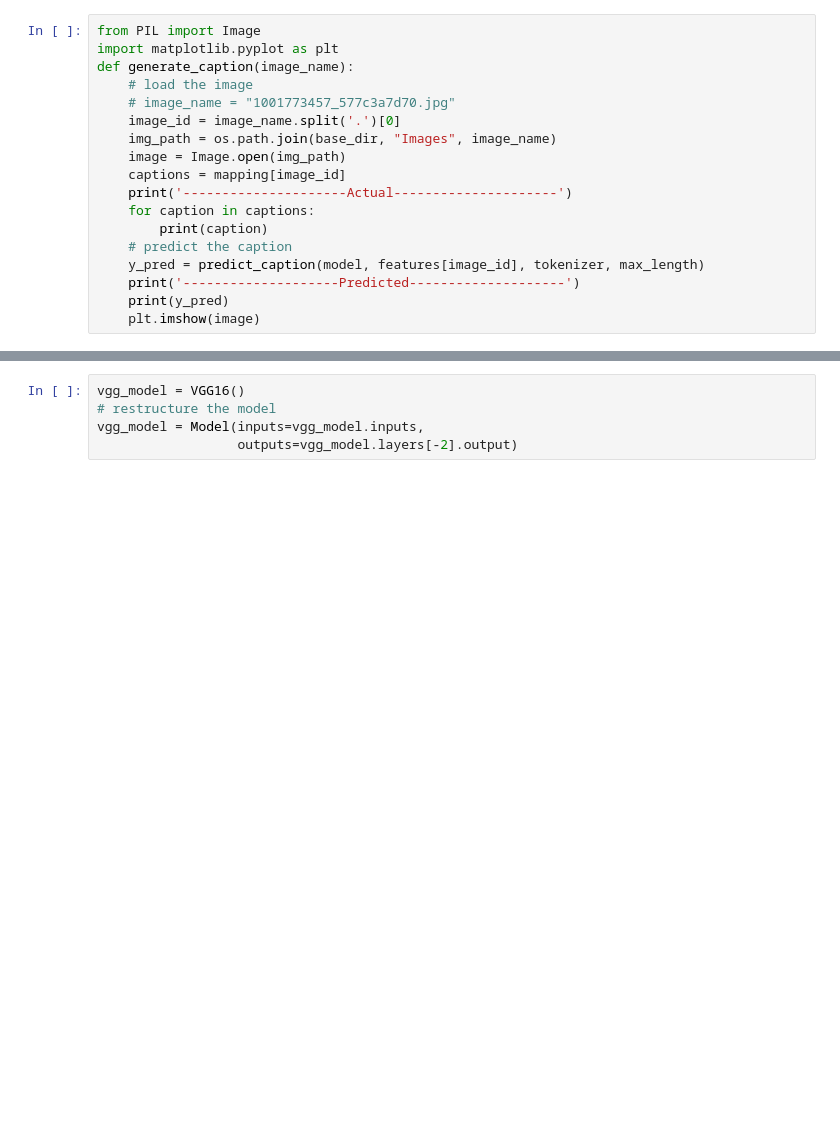
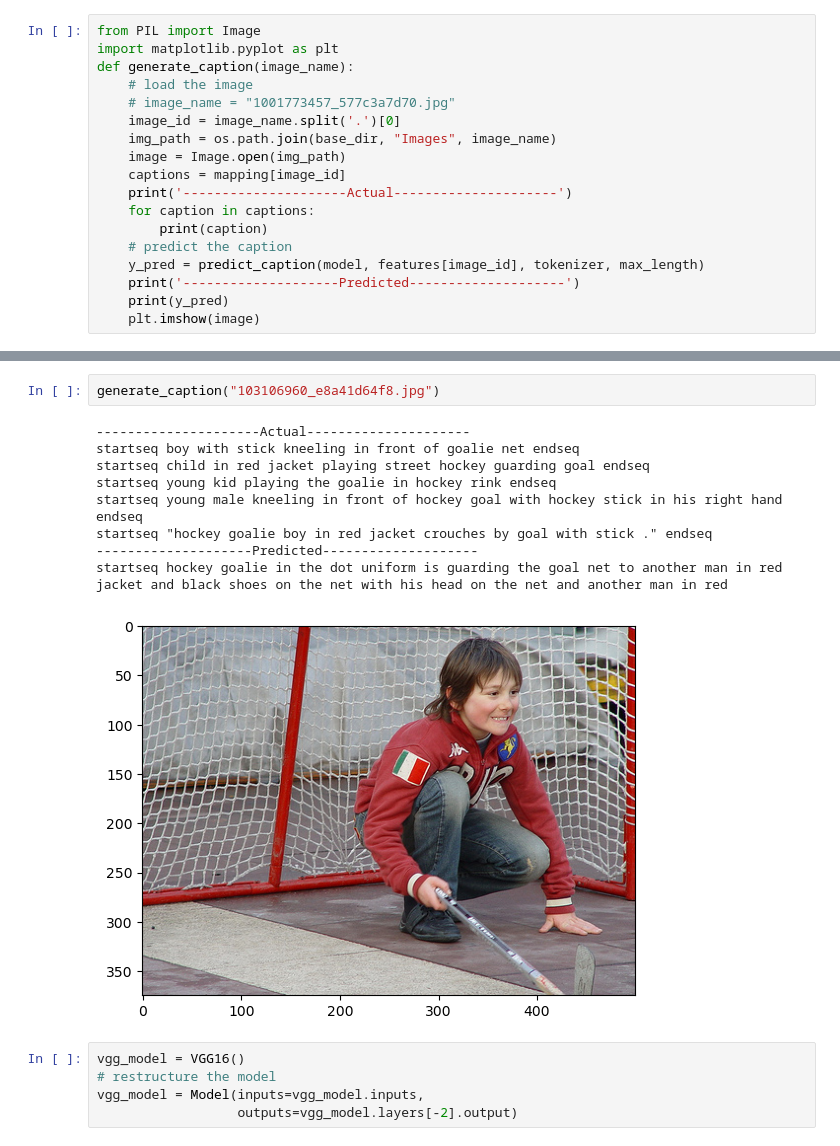
Before and after one commit to Biancaa-R/Lumin_eye_vison_for-_the_impaired, a Jupyter notebook: lumin_eye/model1.ipynb, the cells around one changed output, grey strips where cells are left out. Cells and saved outputs as stored; diff of their text form; blank space fills up the shorter version.

```diff
--- a/lumin_eye/model1.ipynb
+++ b/lumin_eye/model1.ipynb
@@ -415,3 +416,15 @@ startseq two small black dog and black dog are playing with plastic toy stop sto
+# %%
+generate_caption("103106960_e8a41d64f8.jpg")
+# %% [output]
+---------------------Actual---------------------
+startseq boy with stick kneeling in front of goalie net endseq
+startseq child in red jacket playing street hockey guarding goal endseq
+startseq young kid playing the goalie in hockey rink endseq
+startseq young male kneeling in front of hockey goal with hockey stick in his right hand endseq
+startseq "hockey goalie boy in red jacket crouches by goal with stick ." endseq
+--------------------Predicted--------------------
+startseq hockey goalie in the dot uniform is guarding the goal net to another man in red jacket and black shoes on the net with his head on the net and another man in red
+[figure, added]
 # %%
 vgg_model = VGG16()
 # restructure the model
```
Also changed, not shown: parts of 13 cells of this notebook, 1 other file.
